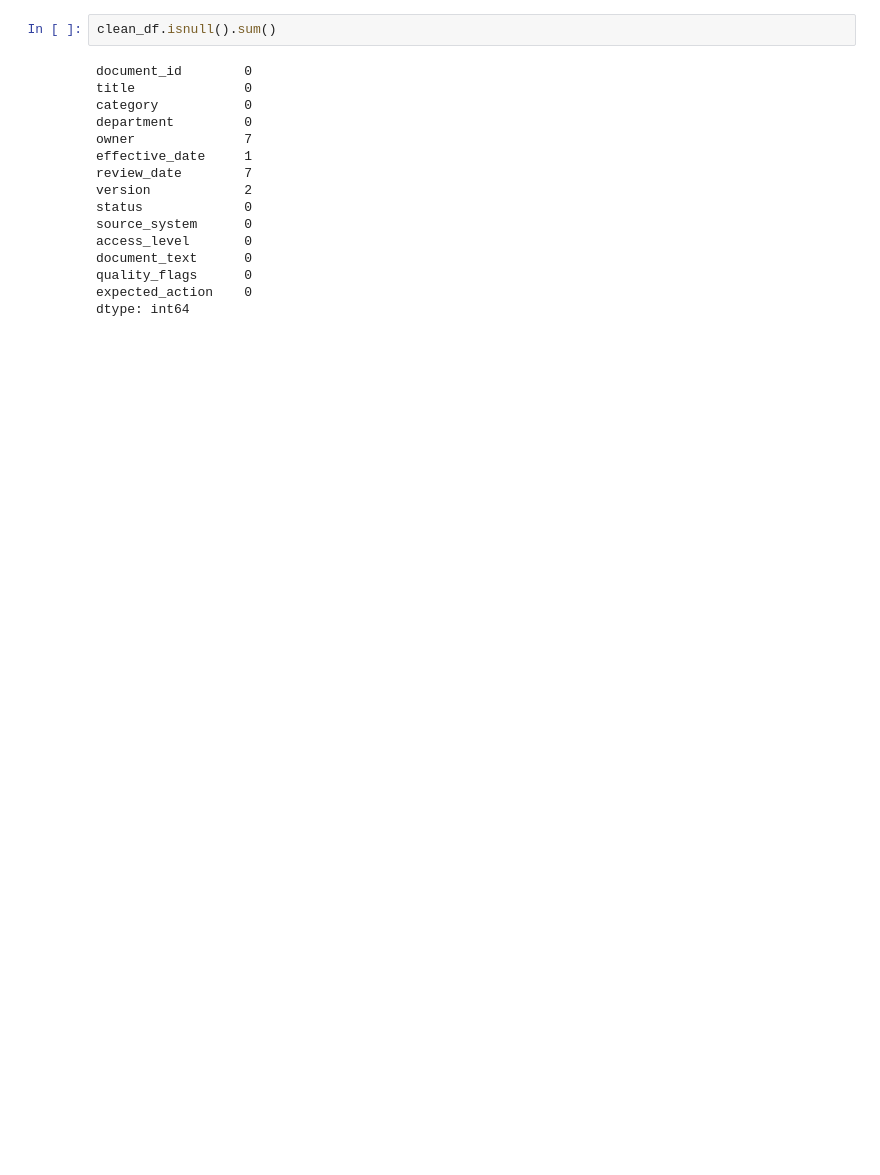
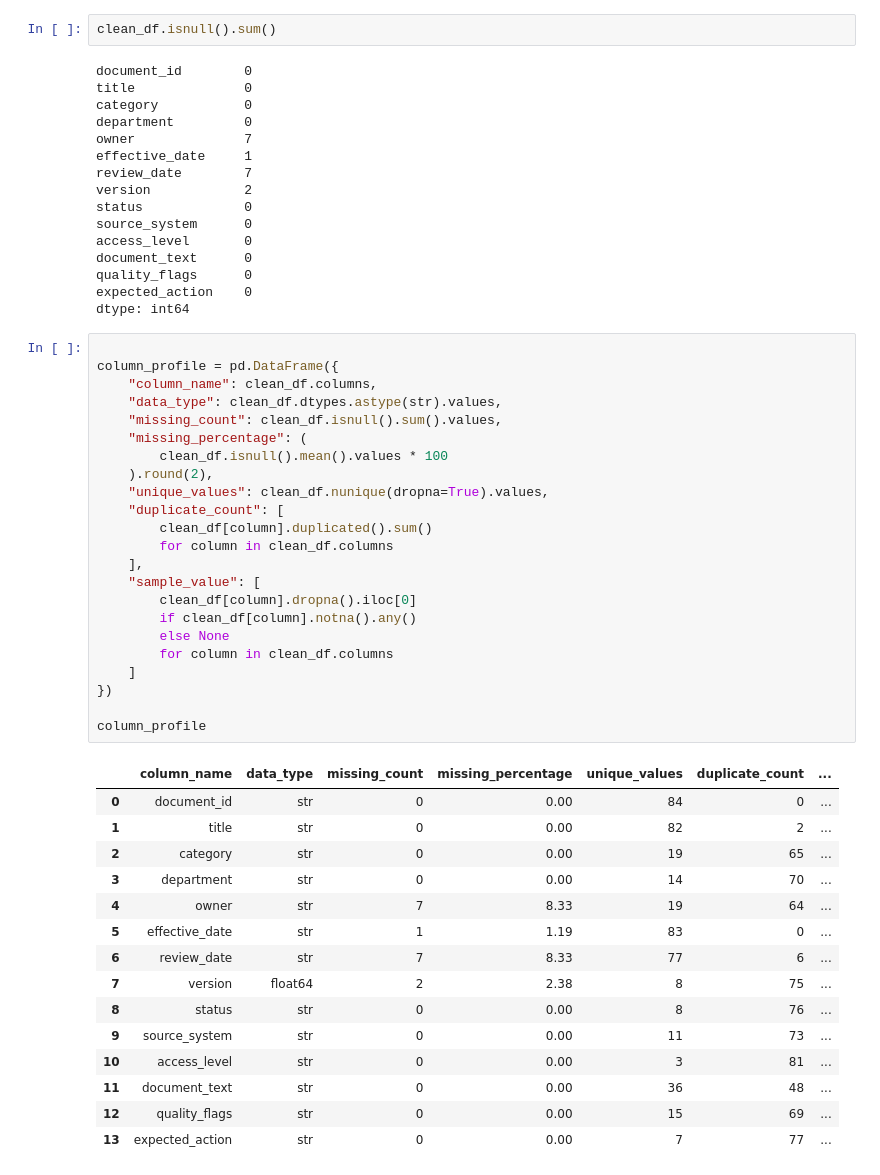
Before and after one commit to anurag-insights/RAG-Based-AI-Document-Assistant-, a Jupyter notebook: notebooks/02_Data_Cleaning.ipynb, the cells around one changed output. Saved outputs shown, nothing was run; the diff lists cells and outputs as text; blank space fills up the shorter version.

```diff
--- a/notebooks/02_Data_Cleaning.ipynb
+++ b/notebooks/02_Data_Cleaning.ipynb
@@ -156,3 +156,42 @@ document_text      0
 quality_flags      0
 expected_action    0
 dtype: int64
+# %%
+
+column_profile = pd.DataFrame({
+    "column_name": clean_df.columns,
+    "data_type": clean_df.dtypes.astype(str).values,
+    "missing_count": clean_df.isnull().sum().values,
+    "missing_percentage": (
+        clean_df.isnull().mean().values * 100
+    ).round(2),
+    "unique_values": clean_df.nunique(dropna=True).values,
+    "duplicate_count": [
+        clean_df[column].duplicated().sum()
+        for column in clean_df.columns
+    ],
+    "sample_value": [
+        clean_df[column].dropna().iloc[0]
+        if clean_df[column].notna().any()
+        else None
+        for column in clean_df.columns
+    ]
+})
+
+column_profile
+# %% [output]
+|  | column_name | data_type | missing_count | missing_percentage | unique_values | duplicate_count | ... |
+| 0 | document_id | str | 0 | 0.00 | 84 | 0 | ... |
+| 1 | title | str | 0 | 0.00 | 82 | 2 | ... |
+| 2 | category | str | 0 | 0.00 | 19 | 65 | ... |
+| 3 | department | str | 0 | 0.00 | 14 | 70 | ... |
+| 4 | owner | str | 7 | 8.33 | 19 | 64 | ... |
+| 5 | effective_date | str | 1 | 1.19 | 83 | 0 | ... |
+| 6 | review_date | str | 7 | 8.33 | 77 | 6 | ... |
+| 7 | version | float64 | 2 | 2.38 | 8 | 75 | ... |
+| 8 | status | str | 0 | 0.00 | 8 | 76 | ... |
+| 9 | source_system | str | 0 | 0.00 | 11 | 73 | ... |
+| 10 | access_level | str | 0 | 0.00 | 3 | 81 | ... |
+| 11 | document_text | str | 0 | 0.00 | 36 | 48 | ... |
+| 12 | quality_flags | str | 0 | 0.00 | 15 | 69 | ... |
+| 13 | expected_action | str | 0 | 0.00 | 7 | 77 | ... |
```
Also changed, not shown: parts of 3 cells of this notebook.
